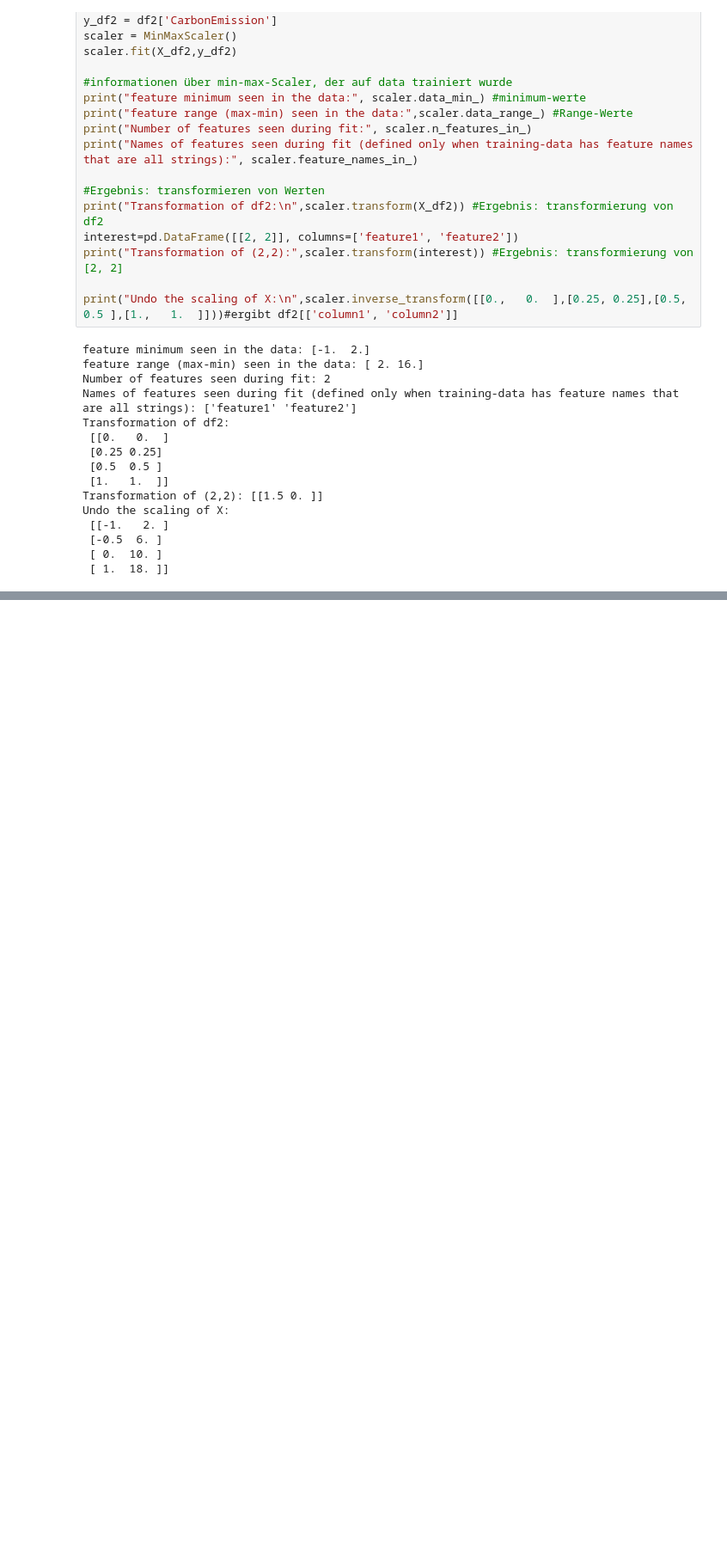
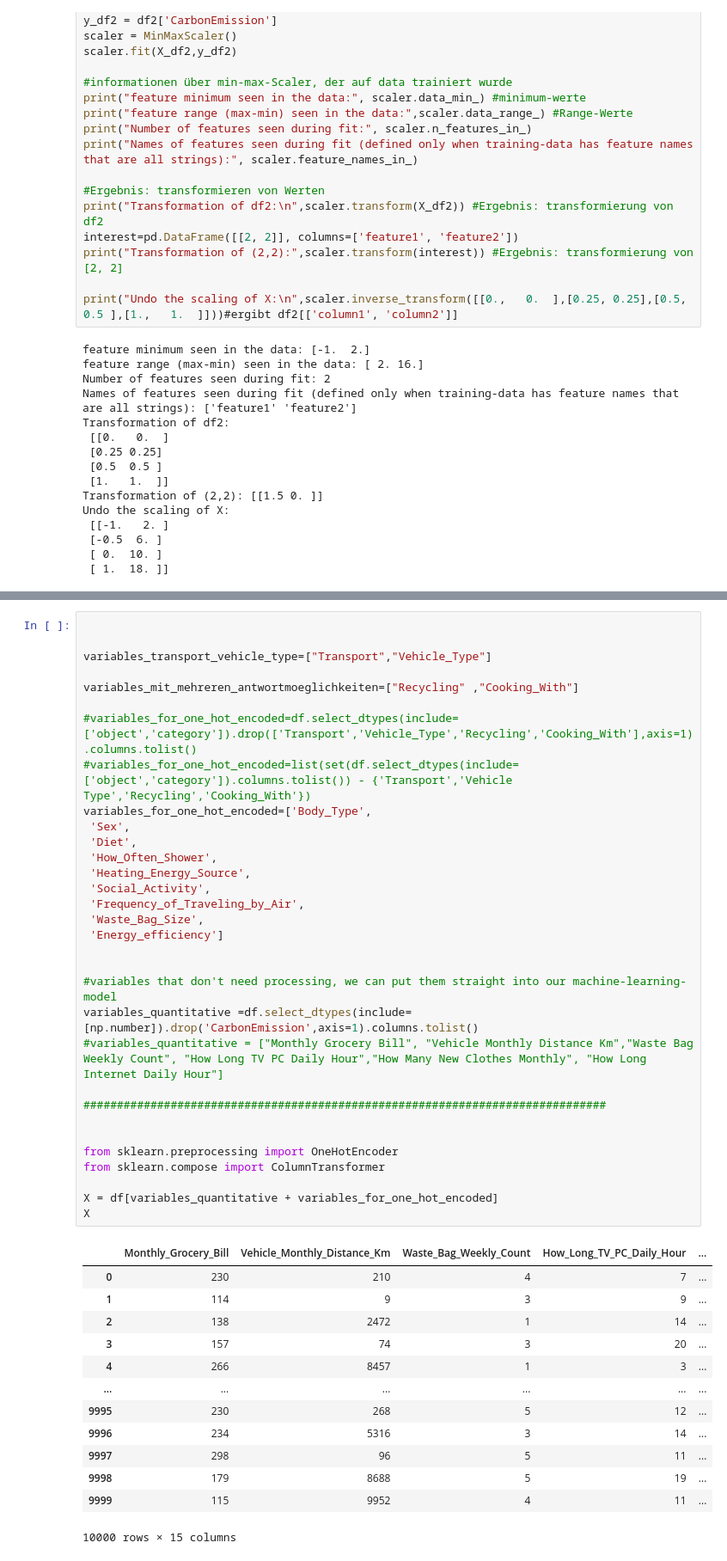
Before and after one commit to e-prossinger/CarbonFootprint_TechLab, a Jupyter notebook: 0min-max-scaler_examples_zum_ausprobieren_ueben.ipynb, the cells around one changed output, grey strips where cells are left out. Shown at 86% size. Saved outputs shown, nothing was run; the diff lists cells and outputs as text; blank space fills up the shorter version.

```diff
--- a/0min-max-scaler_examples_zum_ausprobieren_ueben.ipynb
+++ b/0min-max-scaler_examples_zum_ausprobieren_ueben.ipynb
@@ -80,0 +116,46 @@ Undo the scaling of X:
+# %%
+
+
+variables_transport_vehicle_type=["Transport","Vehicle_Type"]
+
+variables_mit_mehreren_antwortmoeglichkeiten=["Recycling" ,"Cooking_With"]
+
+#variables_for_one_hot_encoded=df.select_dtypes(include=['object','category']).drop(['Transport','Vehicle_Type','Recycling','Cooking_With'],axis=1).columns.tolist()
+#variables_for_one_hot_encoded=list(set(df.select_dtypes(include=['object','category']).columns.tolist()) - {'Transport','Vehicle Type','Recycling','Cooking_With'})
+variables_for_one_hot_encoded=['Body_Type',
+ 'Sex',
+ 'Diet',
+ 'How_Often_Shower',
+ 'Heating_Energy_Source',
+ 'Social_Activity',
+ 'Frequency_of_Traveling_by_Air',
+ 'Waste_Bag_Size',
+ 'Energy_efficiency']
+
+
+#variables that don't need processing, we can put them straight into our machine-learning-model
+variables_quantitative =df.select_dtypes(include=[np.number]).drop('CarbonEmission',axis=1).columns.tolist()
+#variables_quantitative = ["Monthly Grocery Bill", "Vehicle Monthly Distance Km","Waste Bag Weekly Count", "How Long TV PC Daily Hour","How Many New Clothes Monthly", "How Long Internet Daily Hour"]
+
+##############################################################################
+
+
+from sklearn.preprocessing import OneHotEncoder
+from sklearn.compose import ColumnTransformer
+
+X = df[variables_quantitative + variables_for_one_hot_encoded]
+X
+# %% [output]
+|  | Monthly_Grocery_Bill | Vehicle_Monthly_Distance_Km | Waste_Bag_Weekly_Count | How_Long_TV_PC_Daily_Hour | ... |
+| 0 | 230 | 210 | 4 | 7 | ... |
+| 1 | 114 | 9 | 3 | 9 | ... |
+| 2 | 138 | 2472 | 1 | 14 | ... |
+| 3 | 157 | 74 | 3 | 20 | ... |
+| 4 | 266 | 8457 | 1 | 3 | ... |
+| ... | ... | ... | ... | ... | ... |
+| 9995 | 230 | 268 | 5 | 12 | ... |
+| 9996 | 234 | 5316 | 3 | 14 | ... |
+| 9997 | 298 | 96 | 5 | 11 | ... |
+| 9998 | 179 | 8688 | 5 | 19 | ... |
+| 9999 | 115 | 9952 | 4 | 11 | ... |
+10000 rows × 15 columns
```
Also changed, not shown: parts of 12 cells of this notebook.
